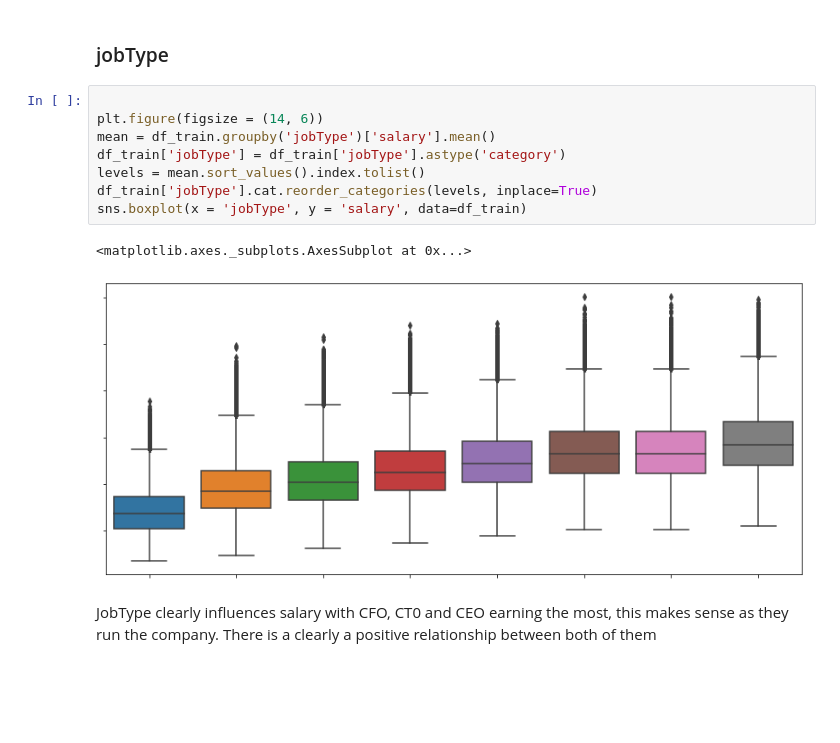
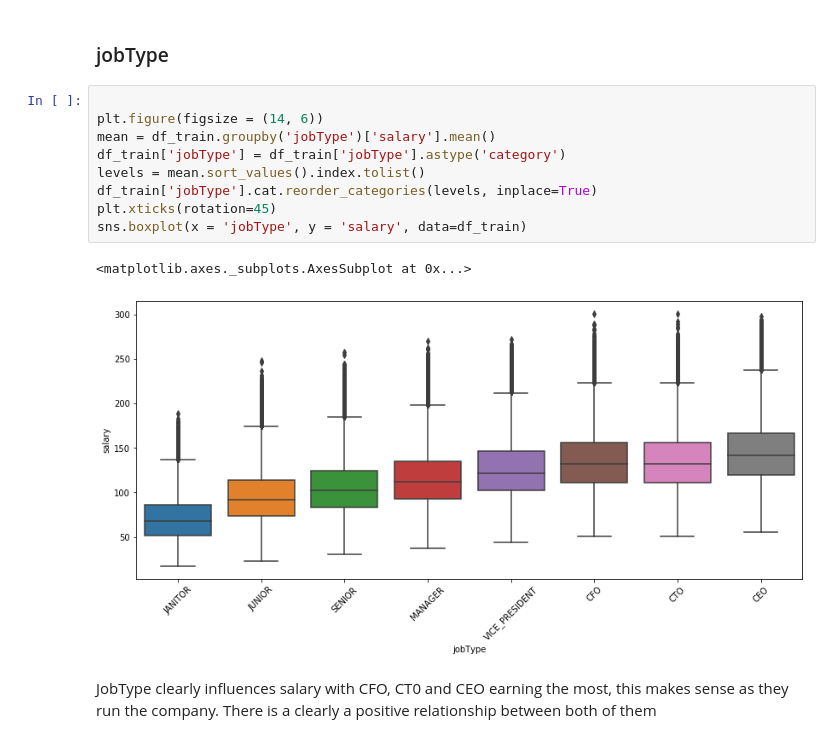
Before and after one commit to saidmrad/salarypredictionportfolio, a Jupyter notebook: salary_prediciton_notebook.ipynb, the cells around one changed output. Saved outputs shown, nothing was run; the diff lists cells and outputs as text; blank space fills up the shorter version.

```diff
--- a/salary_prediciton_notebook.ipynb
+++ b/salary_prediciton_notebook.ipynb
@@ -711,14 +708,15 @@ Now we look at the categorical features and compare each category to the target
 # %%
 
 plt.figure(figsize = (14, 6))
 mean = df_train.groupby('jobType')['salary'].mean()
 df_train['jobType'] = df_train['jobType'].astype('category')
 levels = mean.sort_values().index.tolist()
 df_train['jobType'].cat.reorder_categories(levels, inplace=True)
+plt.xticks(rotation=45)
 sns.boxplot(x = 'jobType', y = 'salary', data=df_train)
 # %% [output]
 <matplotlib.axes._subplots.AxesSubplot at 0x...>
-[figure, old version]
+[figure, new version]
 # %% [markdown]
 JobType clearly influences salary with CFO, CT0 and CEO earning the most, this makes sense as they run the company. There is a clearly a positive relationship between both of them
 # %%
```
Also changed, not shown: parts of 25 cells of this notebook.
